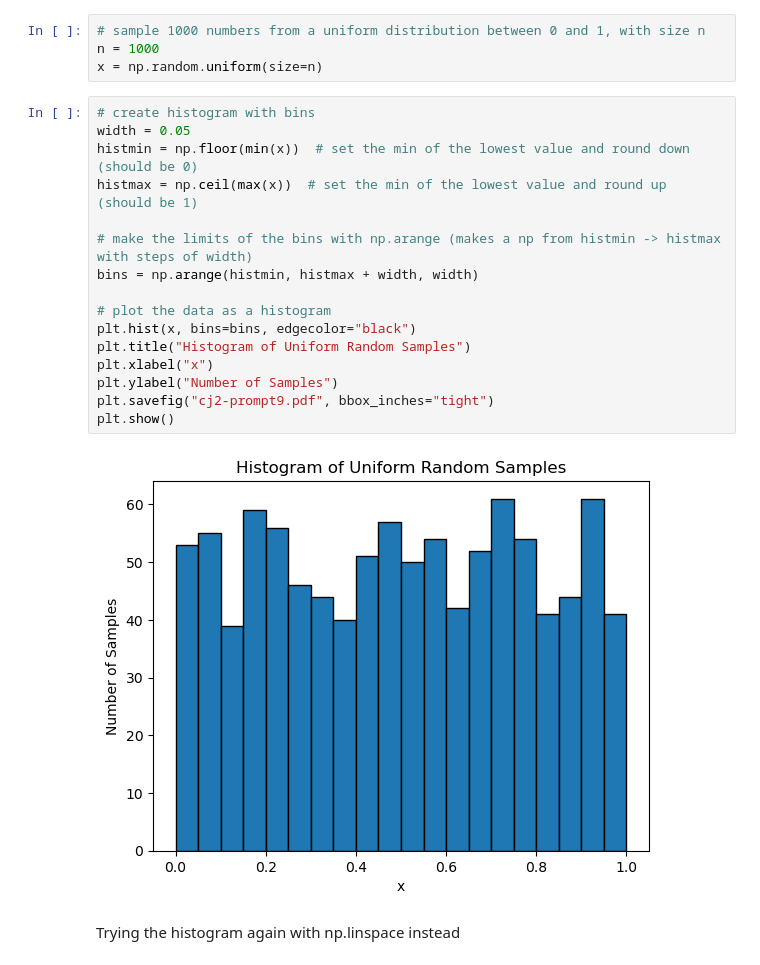
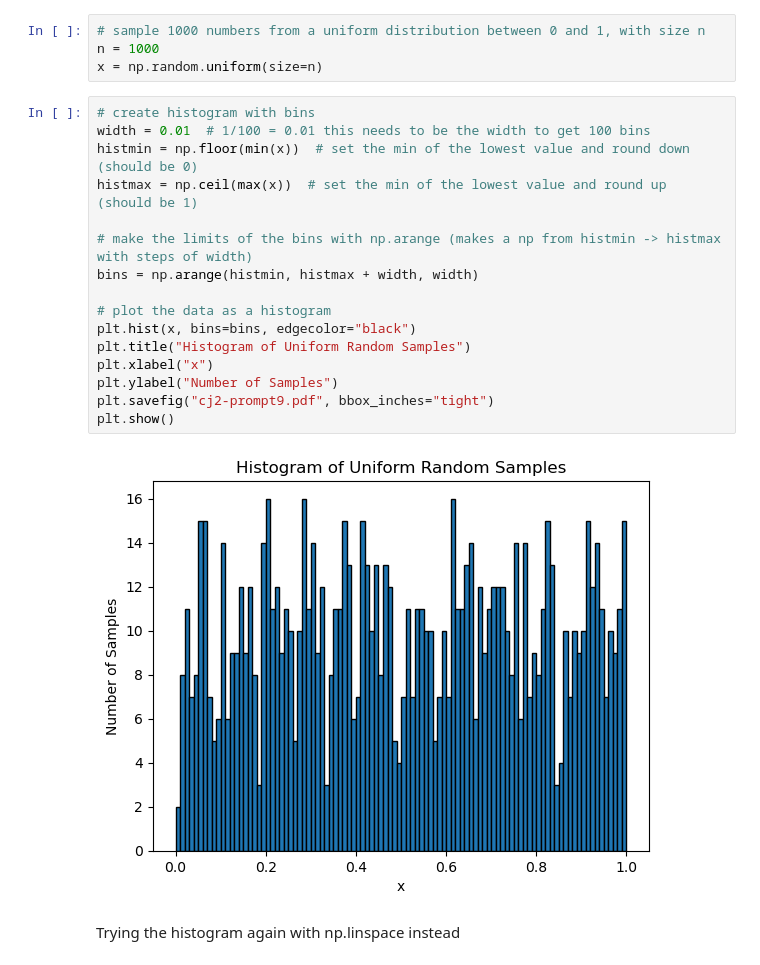
Before and after one commit to djlouie/astr19-spring25, a Jupyter notebook: cj2-prompt9.ipynb, the cells around one changed output. Saved outputs shown, nothing was run; the diff lists cells and outputs as text.

```diff
--- a/cj2-prompt9.ipynb
+++ b/cj2-prompt9.ipynb
@@ -12,22 +12,22 @@ n = 1000
 x = np.random.uniform(size=n)
 # %%
 # create histogram with bins
-width = 0.05
+width = 0.01  # 1/100 = 0.01 this needs to be the width to get 100 bins
 histmin = np.floor(min(x))  # set the min of the lowest value and round down (should be 0)
 histmax = np.ceil(max(x))  # set the min of the lowest value and round up (should be 1)
 
 # make the limits of the bins with np.arange (makes a np from histmin -> histmax with steps of width)
 bins = np.arange(histmin, histmax + width, width)
 
 # plot the data as a histogram
 plt.hist(x, bins=bins, edgecolor="black")
 plt.title("Histogram of Uniform Random Samples")
 plt.xlabel("x")
 plt.ylabel("Number of Samples")
 plt.savefig("cj2-prompt9.pdf", bbox_inches="tight")
 plt.show()
 # %% [output]
-[figure, old version]
+[figure, new version]
 # %% [markdown]
 Trying the histogram again with np.linspace instead
 # %%
```
Also changed, not shown: parts of 1 cell of this notebook, 1 other file.
